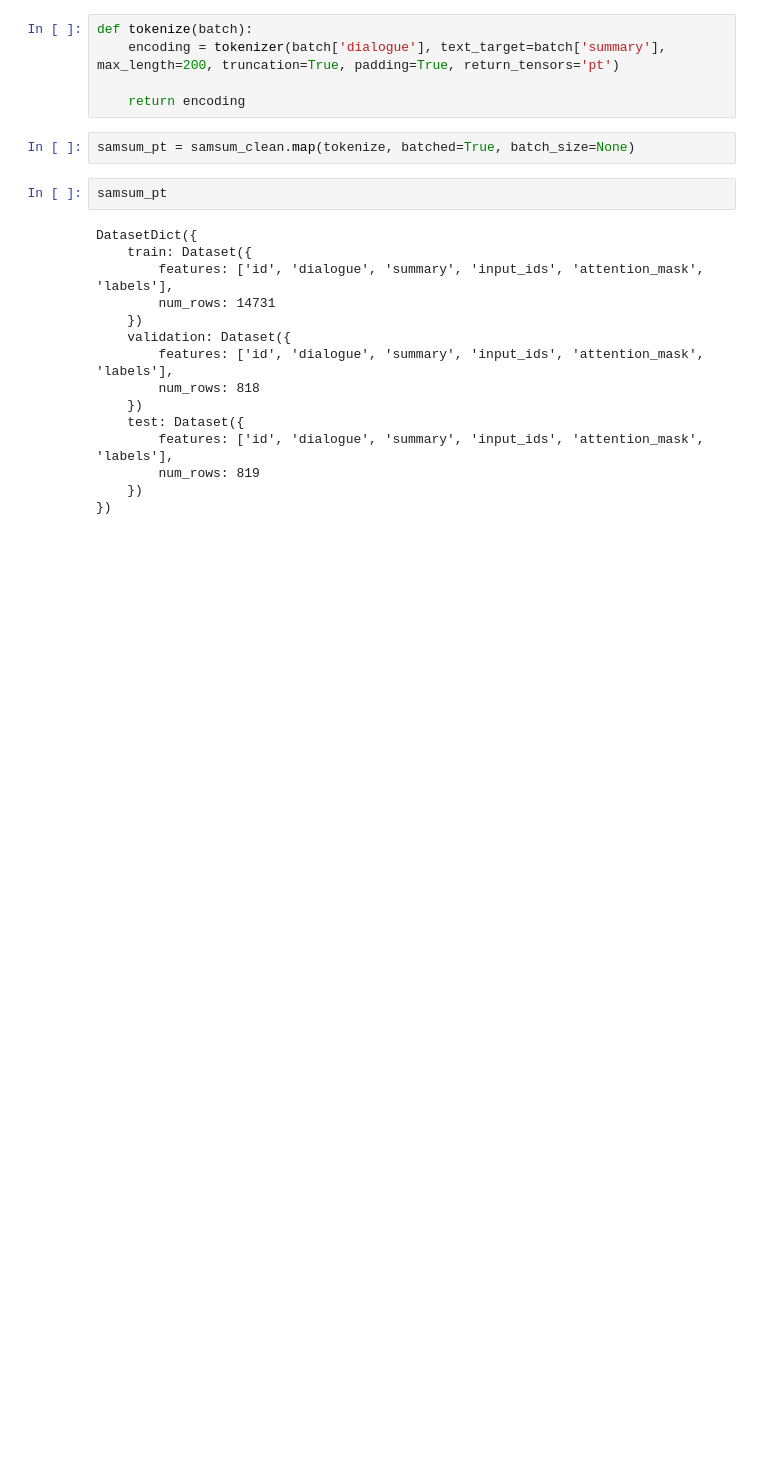
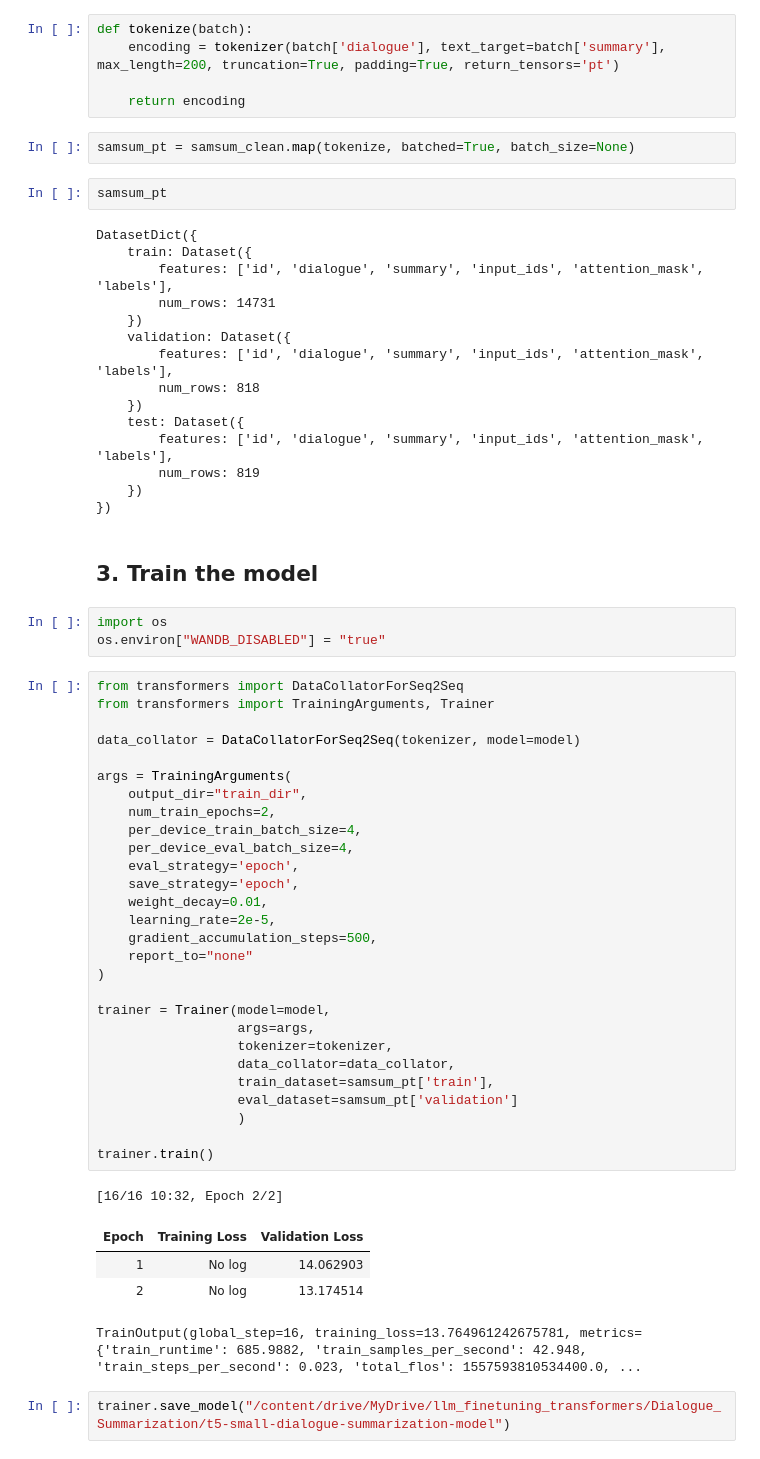
Before and after one commit to saba-ramezani/Fine_Tuning_T5_for_Samsum_Dialogue_Summarization, a Jupyter notebook: Fine_Tuning_T5_for_Samsum_Dialogue_Summarization.ipynb, the cells around one changed output. Cells and saved outputs as stored; diff of their text form; blank space fills up the shorter version.

Commit message:
Train and store the model

```diff
--- a/Fine_Tuning_T5_for_Samsum_Dialogue_Summarization.ipynb
+++ b/Fine_Tuning_T5_for_Samsum_Dialogue_Summarization.ipynb
@@ -224,3 +205,44 @@ DatasetDict({
         num_rows: 819
     })
 })
+# %% [markdown]
+## 3. Train the model
+# %%
+import os
+os.environ["WANDB_DISABLED"] = "true"
+# %%
+from transformers import DataCollatorForSeq2Seq
+from transformers import TrainingArguments, Trainer
+
+data_collator = DataCollatorForSeq2Seq(tokenizer, model=model)
+
+args = TrainingArguments(
+    output_dir="train_dir",
+    num_train_epochs=2,
+    per_device_train_batch_size=4,
+    per_device_eval_batch_size=4,
+    eval_strategy='epoch',
+    save_strategy='epoch',
+    weight_decay=0.01,
+    learning_rate=2e-5,
+    gradient_accumulation_steps=500,
+    report_to="none"
+)
+
+trainer = Trainer(model=model,
+                  args=args,
+                  tokenizer=tokenizer,
+                  data_collator=data_collator,
+                  train_dataset=samsum_pt['train'],
+                  eval_dataset=samsum_pt['validation']
+                  )
+
+trainer.train()
+# %% [output]
+[16/16 10:32, Epoch 2/2]
+| Epoch | Training Loss | Validation Loss |
+| 1 | No log | 14.062903 |
+| 2 | No log | 13.174514 |
+TrainOutput(global_step=16, training_loss=13.764961242675781, metrics={'train_runtime': 685.9882, 'train_samples_per_second': 42.948, 'train_steps_per_second': 0.023, 'total_flos': 1557593810534400.0, ...
+# %%
+trainer.save_model("/content/drive/MyDrive/llm_finetuning_transformers/Dialogue_Summarization/t5-small-dialogue-summarization-model")
```
Also changed, not shown: parts of 2 cells of this notebook.
